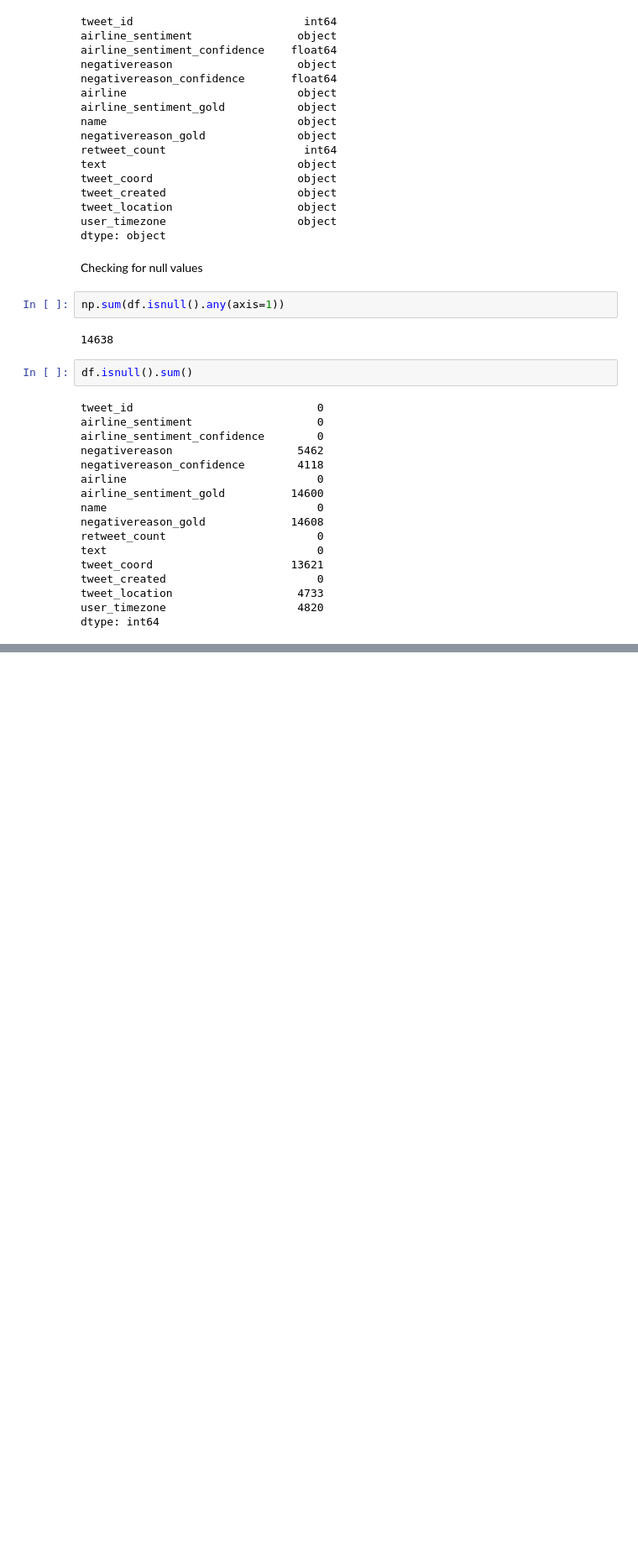
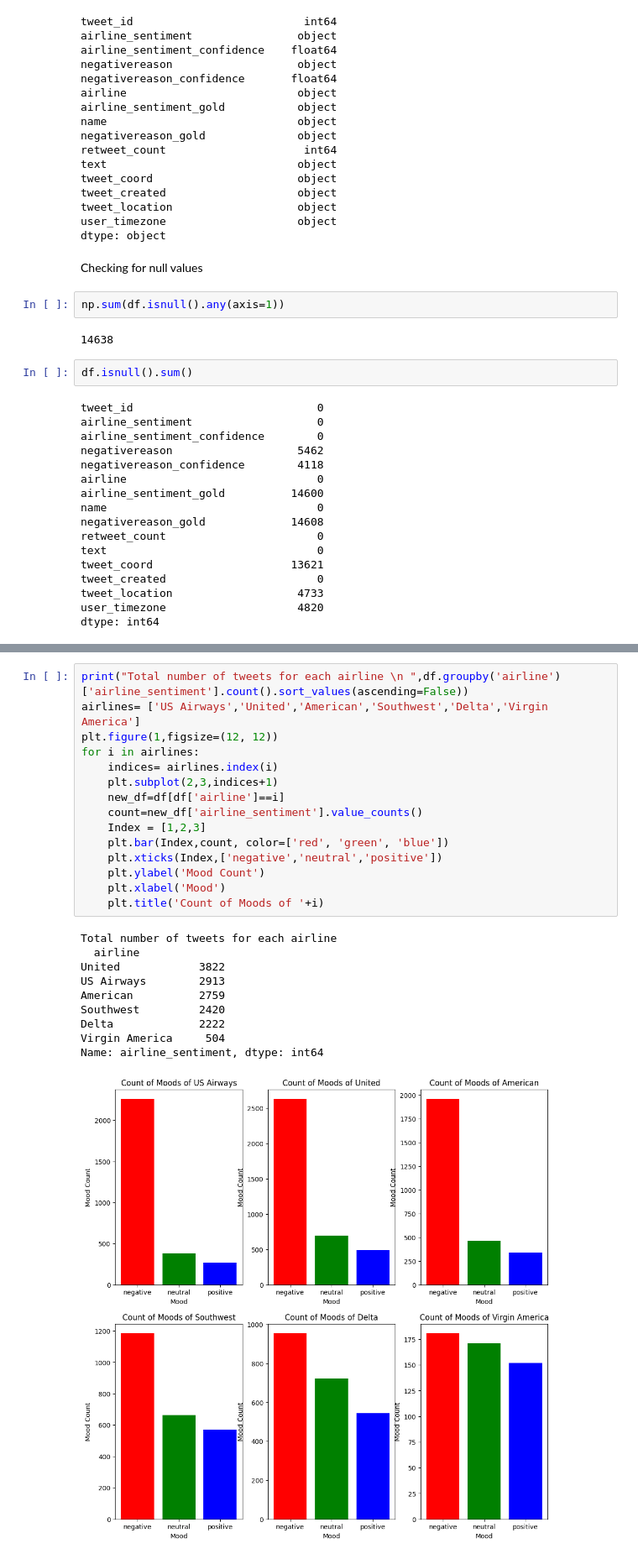
Before and after one commit to MboyaDan/twittersentimentanalysis, a Jupyter notebook: sentiment.ipynb, the cells around one changed output, grey strips where cells are left out. Shown at 84% size. Saved outputs shown, nothing was run; the diff lists cells and outputs as text; blank space fills up the shorter version.

```diff
--- a/sentiment.ipynb
+++ b/sentiment.ipynb
@@ -115,0 +213,26 @@ dtype: int64
+# %%
+print("Total number of tweets for each airline \n ",df.groupby('airline')['airline_sentiment'].count().sort_values(ascending=False))
+airlines= ['US Airways','United','American','Southwest','Delta','Virgin America']
+plt.figure(1,figsize=(12, 12))
+for i in airlines:
+    indices= airlines.index(i)
+    plt.subplot(2,3,indices+1)
+    new_df=df[df['airline']==i]
+    count=new_df['airline_sentiment'].value_counts()
+    Index = [1,2,3]
+    plt.bar(Index,count, color=['red', 'green', 'blue'])
+    plt.xticks(Index,['negative','neutral','positive'])
+    plt.ylabel('Mood Count')
+    plt.xlabel('Mood')
+    plt.title('Count of Moods of '+i)
+# %% [output]
+Total number of tweets for each airline
+  airline
+United            3822
+US Airways        2913
+American          2759
+Southwest         2420
+Delta             2222
+Virgin America     504
+Name: airline_sentiment, dtype: int64
+[figure, added]
```
Also changed, not shown: parts of 21 cells of this notebook.
